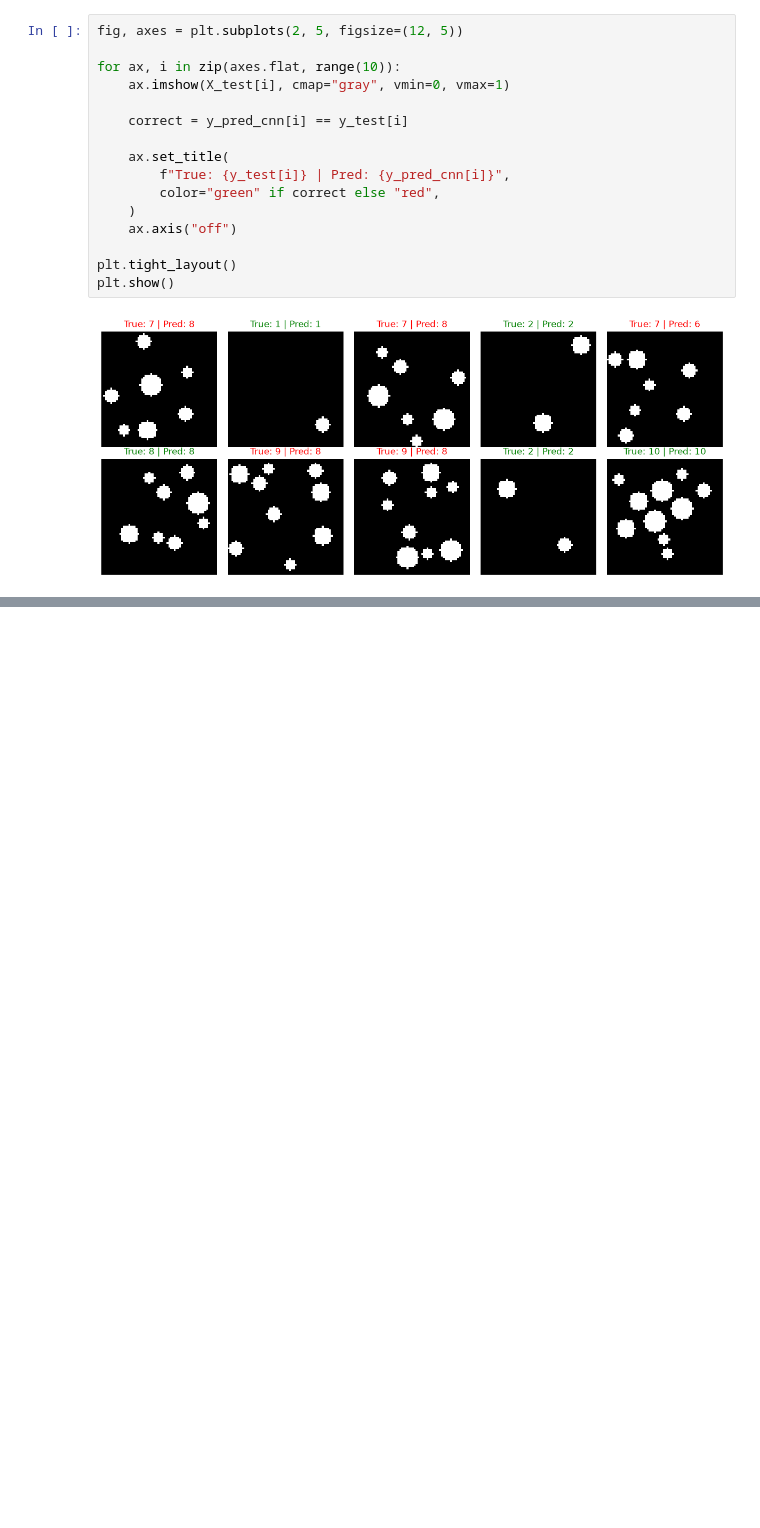
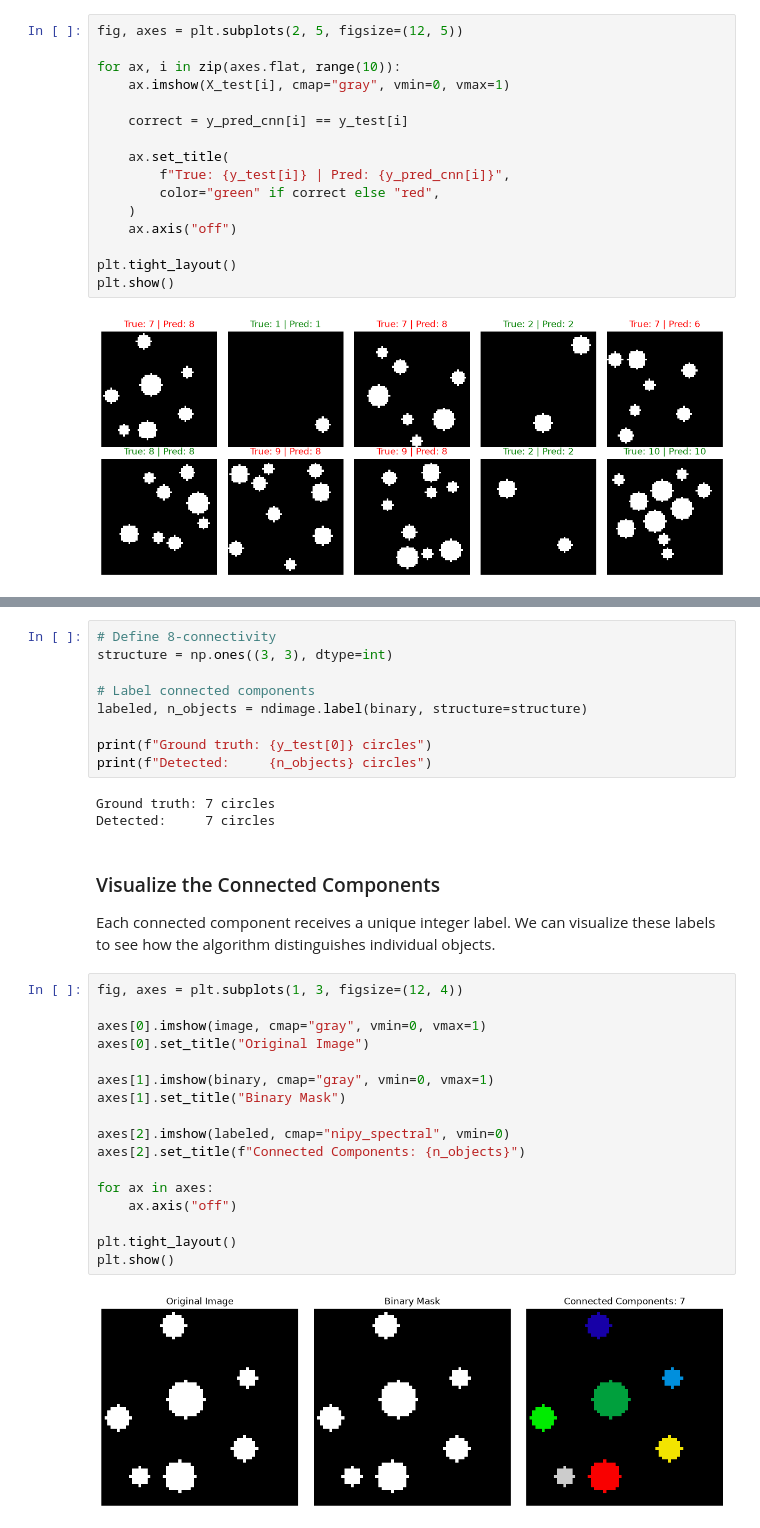
Before and after one commit to ruc-practical-ai-fall-2026/lectures, a Jupyter notebook: class-07/notebooks/01_use_case_selection_example.ipynb, the cells around one changed output, grey strips where cells are left out. Drawn from its saved outputs; the diff is of its cells as text; blank space fills up the shorter version.

```diff
--- a/class-07/notebooks/01_use_case_selection_example.ipynb
+++ b/class-07/notebooks/01_use_case_selection_example.ipynb
@@ -353,0 +486,35 @@ plt.show()
+# %%
+# Define 8-connectivity
+structure = np.ones((3, 3), dtype=int)
+
+# Label connected components
+labeled, n_objects = ndimage.label(binary, structure=structure)
+
+print(f"Ground truth: {y_test[0]} circles")
+print(f"Detected:     {n_objects} circles")
+# %% [output]
+Ground truth: 7 circles
+Detected:     7 circles
+# %% [markdown]
+### Visualize the Connected Components
+
+Each connected component receives a unique integer label. We can visualize these labels to see how the algorithm distinguishes individual objects.
+# %%
+fig, axes = plt.subplots(1, 3, figsize=(12, 4))
+
+axes[0].imshow(image, cmap="gray", vmin=0, vmax=1)
+axes[0].set_title("Original Image")
+
+axes[1].imshow(binary, cmap="gray", vmin=0, vmax=1)
+axes[1].set_title("Binary Mask")
+
+axes[2].imshow(labeled, cmap="nipy_spectral", vmin=0)
+axes[2].set_title(f"Connected Components: {n_objects}")
+
+for ax in axes:
+    ax.axis("off")
+
+plt.tight_layout()
+plt.show()
+# %% [output]
+[figure, added]
```
Also changed, not shown: parts of 58 cells of this notebook.
